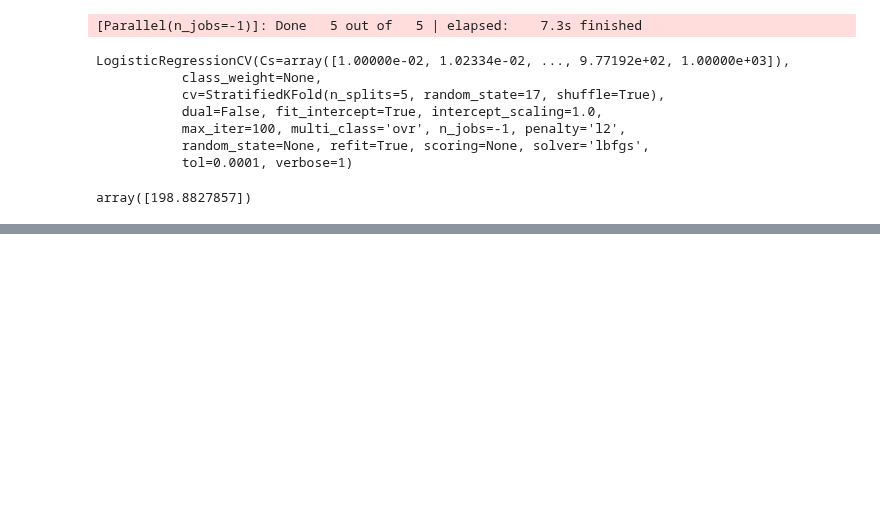
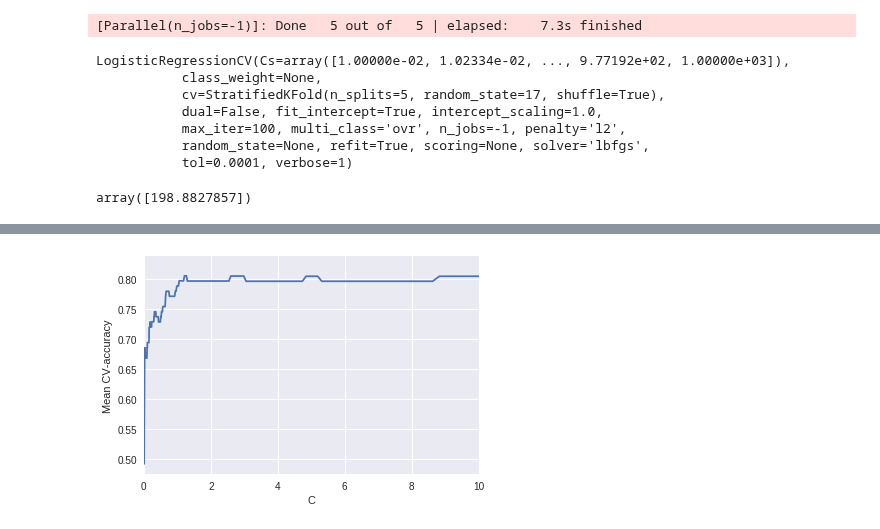
Before and after one commit to ssttv/ml-resources, a Jupyter notebook: ols_and_regression.ipynb, the cells around one changed output, grey strips where cells are left out. Saved outputs shown, nothing was run; the diff lists cells and outputs as text; code cells hidden in the pictures; blank space fills up the shorter version.

```diff
--- a/ols_and_regression.ipynb
+++ b/ols_and_regression.ipynb
@@ -179,0 +186,7 @@ array([198.8827857])
+# %%
+plt.plot(c_values, np.mean(logit_searcher.scores_[1], axis=0))
+plt.xlabel('C')
+plt.ylabel('Mean CV-accuracy');
+plt.xlim((0,10));
+# %% [output]
+[figure, added]
```
Also changed, not shown: parts of 1 cell of this notebook.
